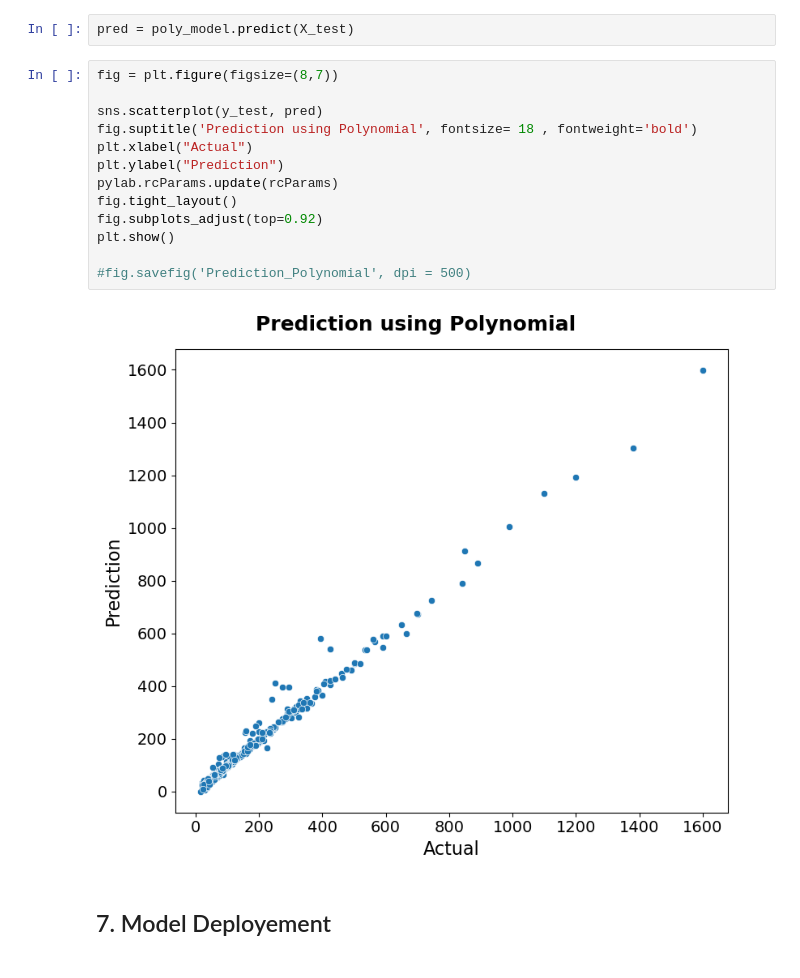
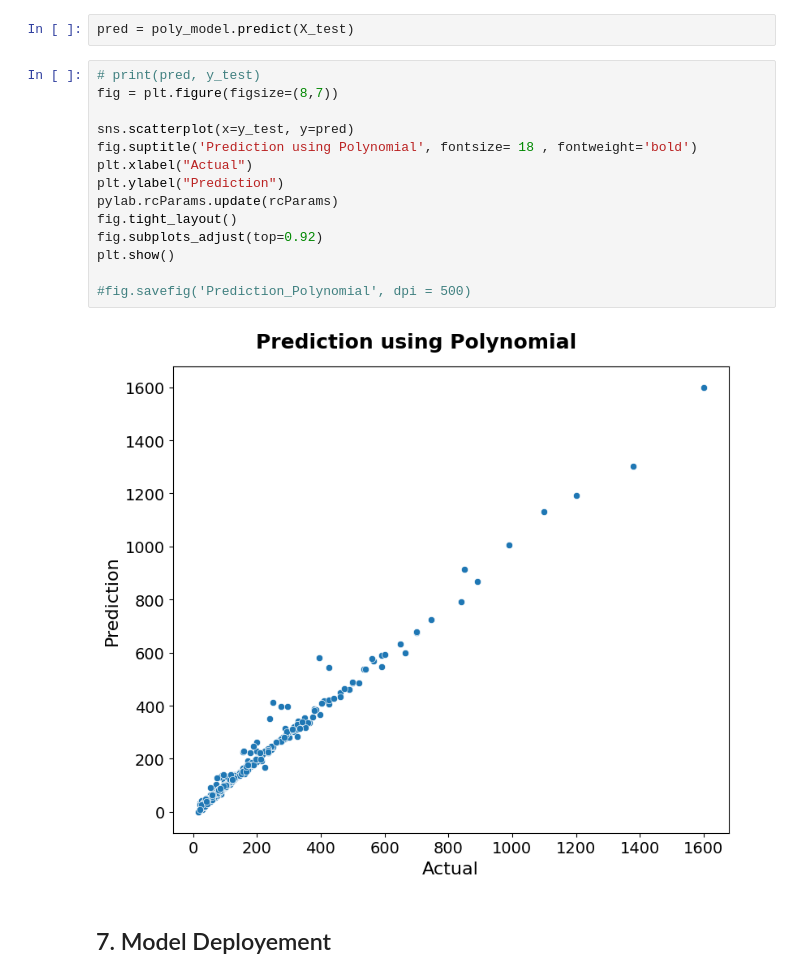
Before and after one commit to mayank-0407/Anti-Corrupto, a Jupyter notebook: ML/HousePricePredictionAPI/Project Model Building.ipynb, the cells around one changed output. Drawn from its saved outputs; the diff is of its cells as text.

```diff
--- a/ML/HousePricePredictionAPI/Project Model Building.ipynb
+++ b/ML/HousePricePredictionAPI/Project Model Building.ipynb
@@ -314,20 +314,21 @@ Model Accuracy = 0.9874 %
 # %%
 pred = poly_model.predict(X_test)
 # %%
+# print(pred, y_test)
 fig = plt.figure(figsize=(8,7))
 
-sns.scatterplot(y_test, pred)
+sns.scatterplot(x=y_test, y=pred)
 fig.suptitle('Prediction using Polynomial', fontsize= 18 , fontweight='bold')
 plt.xlabel("Actual")
 plt.ylabel("Prediction")
 pylab.rcParams.update(rcParams)
 fig.tight_layout()
 fig.subplots_adjust(top=0.92)
 plt.show()
 
 #fig.savefig('Prediction_Polynomial', dpi = 500)
 # %% [output]
-[figure, old version]
+[figure, new version]
 # %% [markdown]
 ## 7. Model Deployement
 # %%
```
Also changed, not shown: parts of 6 cells of this notebook, 5 other files.
